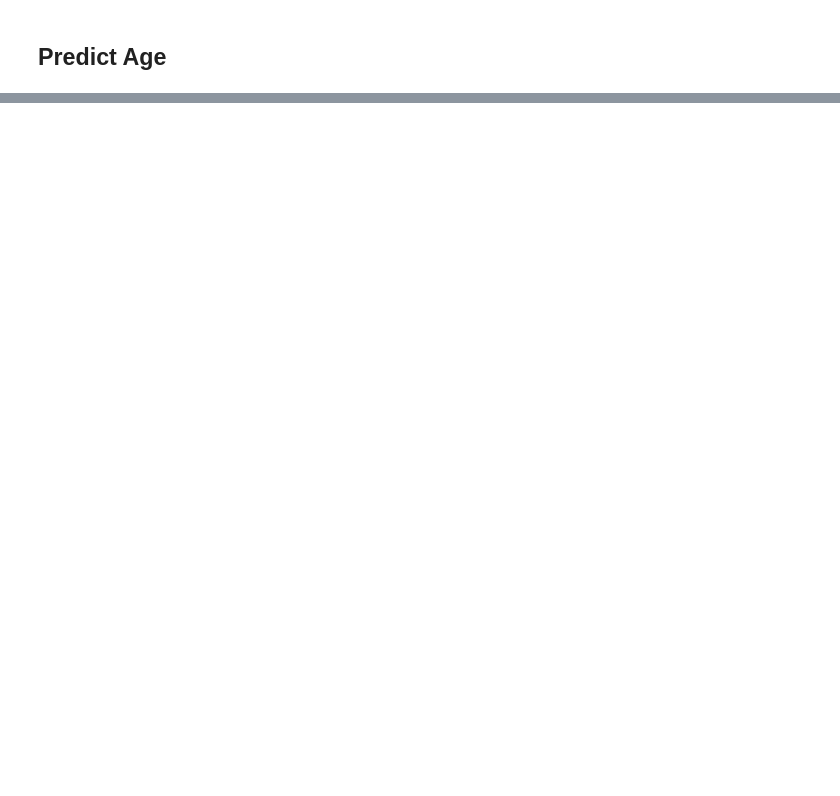
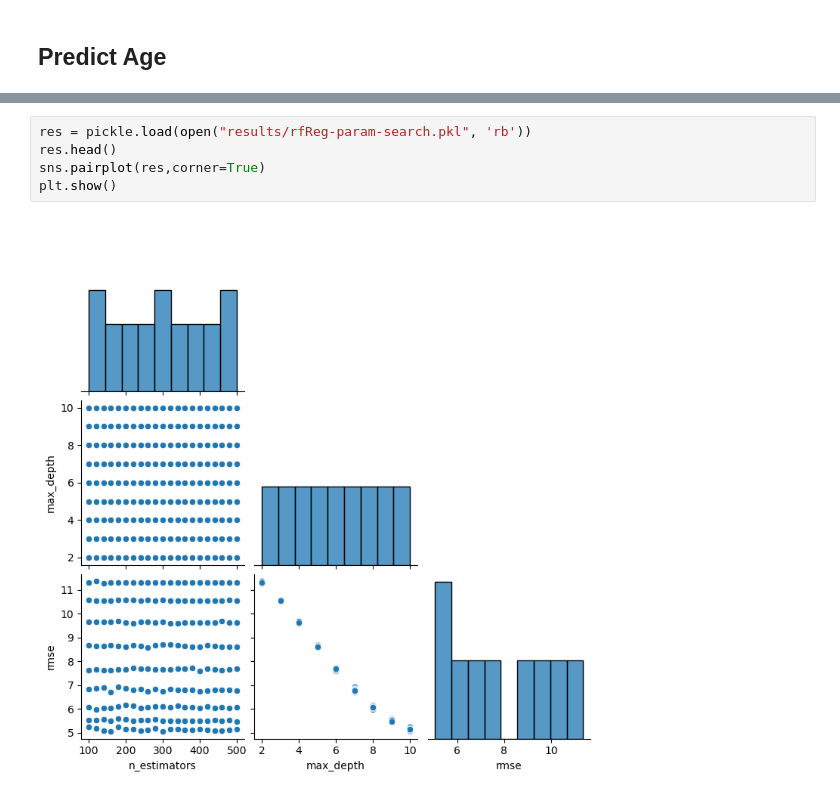
Before and after one commit to canderson318/assignment-03, a Jupyter notebook: src/005-ensemble-modeling.ipynb, the cells around one changed output, grey strips where cells are left out. Cells and saved outputs as stored; diff of their text form; blank space fills up the shorter version.

```diff
--- a/src/005-ensemble-modeling.ipynb
+++ b/src/005-ensemble-modeling.ipynb
@@ -118,0 +377,7 @@ Using **blood samples** and their projections into latent spaces:
+# %%
+res = pickle.load(open("results/rfReg-param-search.pkl", 'rb'))
+res.head()
+sns.pairplot(res,corner=True)
+plt.show()
+# %% [output]
+[figure, added]
```
Also changed, not shown: parts of 37 cells of this notebook, 17 other files.
